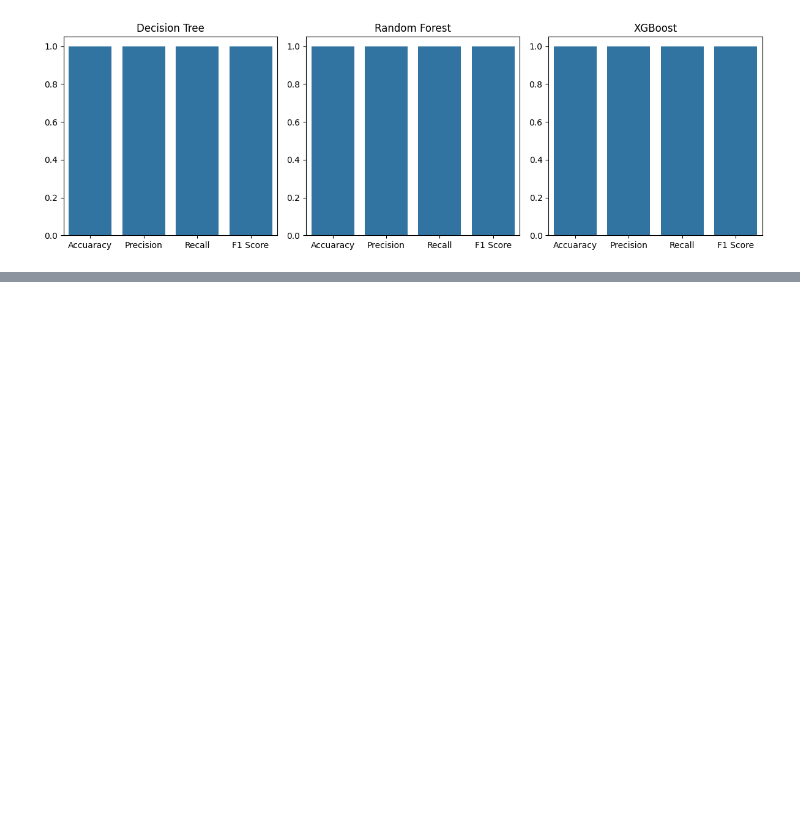
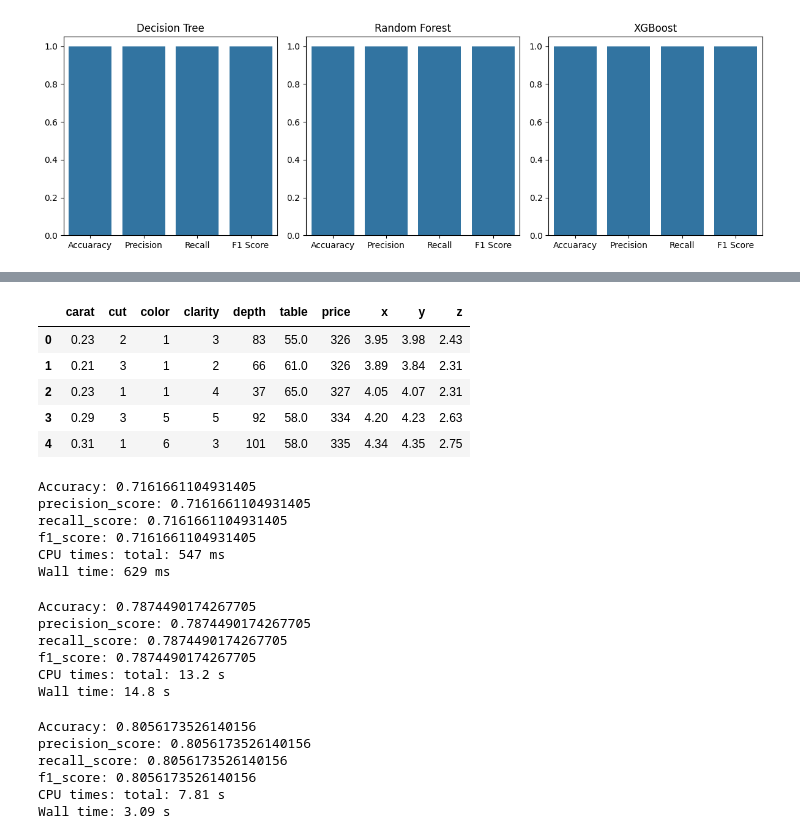
Before and after one commit to sherazAhmed-ipynb/ML-Pipeline-Hub, a Jupyter notebook: ml_models/boostingAlgos.ipynb, the cells around one changed output, grey strips where cells are left out. Saved outputs shown, nothing was run; the diff lists cells and outputs as text; code cells hidden in the pictures; blank space fills up the shorter version.

```diff
--- a/ml_models/boostingAlgos.ipynb
+++ b/ml_models/boostingAlgos.ipynb
@@ -130,0 +151,14 @@ plt.show()
+# %%
+# encode the categorical features
+le = LabelEncoder()
+df['cut'] = le.fit_transform(df['cut'])
+df['color'] = le.fit_transform(df['color'])
+df['clarity'] = le.fit_transform(df['clarity'])
+df.head()
+# %% [output]
+|  | carat | cut | color | clarity | depth | table | price | x | y | z |
+| 0 | 0.23 | 2 | 1 | 3 | 83 | 55.0 | 326 | 3.95 | 3.98 | 2.43 |
+| 1 | 0.21 | 3 | 1 | 2 | 66 | 61.0 | 326 | 3.89 | 3.84 | 2.31 |
+| 2 | 0.23 | 1 | 1 | 4 | 37 | 65.0 | 327 | 4.05 | 4.07 | 2.31 |
+| 3 | 0.29 | 3 | 5 | 5 | 92 | 58.0 | 334 | 4.20 | 4.23 | 2.63 |
+| 4 | 0.31 | 1 | 6 | 3 | 101 | 58.0 | 335 | 4.34 | 4.35 | 2.75 |
@@ -130,0 +172,63 @@ plt.show()
+# %%
+%%time
+# train the decision tree model
+model = DecisionTreeClassifier()
+model.fit(X_train, y_train)
+
+# make predictions
+y_pred = model.predict(X_test)
+
+# evaluate the model
+print('Accuracy:', accuracy_score(y_test, y_pred))
+print('precision_score:', precision_score(y_test, y_pred, average='micro'))
+print('recall_score:', recall_score(y_test, y_pred, average='micro'))
+print('f1_score:', f1_score(y_test, y_pred, average='micro'))
+# %% [output]
+Accuracy: 0.7161661104931405
+precision_score: 0.7161661104931405
+recall_score: 0.7161661104931405
+f1_score: 0.7161661104931405
+CPU times: total: 547 ms
+Wall time: 629 ms
+# %%
+%%time
+# train the random forest model
+model = RandomForestClassifier()
+model.fit(X_train, y_train)
+
+# make predictions
+y_pred = model.predict(X_test)
+
+# evaluate the model
+print('Accuracy:', accuracy_score(y_test, y_pred))
+print('precision_score:', precision_score(y_test, y_pred, average='micro'))
+print('recall_score:', recall_score(y_test, y_pred, average='micro'))
+print('f1_score:', f1_score(y_test, y_pred, average='micro'))
+# %% [output]
+Accuracy: 0.7874490174267705
+precision_score: 0.7874490174267705
+recall_score: 0.7874490174267705
+f1_score: 0.7874490174267705
+CPU times: total: 13.2 s
+Wall time: 14.8 s
+# %%
+%%time
+# train the xgboost model
+model = XGBClassifier()
+model.fit(X_train, y_train)
+
+# make predictions
+y_pred = model.predict(X_test)
+
+# evaluate the model
+print('Accuracy:', accuracy_score(y_test, y_pred))
+print('precision_score:', precision_score(y_test, y_pred, average='micro'))
+print('recall_score:', recall_score(y_test, y_pred, average='micro'))
+print('f1_score:', f1_score(y_test, y_pred, average='micro'))
+# %% [output]
+Accuracy: 0.8056173526140156
+precision_score: 0.8056173526140156
+recall_score: 0.8056173526140156
+f1_score: 0.8056173526140156
+CPU times: total: 7.81 s
+Wall time: 3.09 s
```
Also changed, not shown: parts of 6 cells of this notebook.
